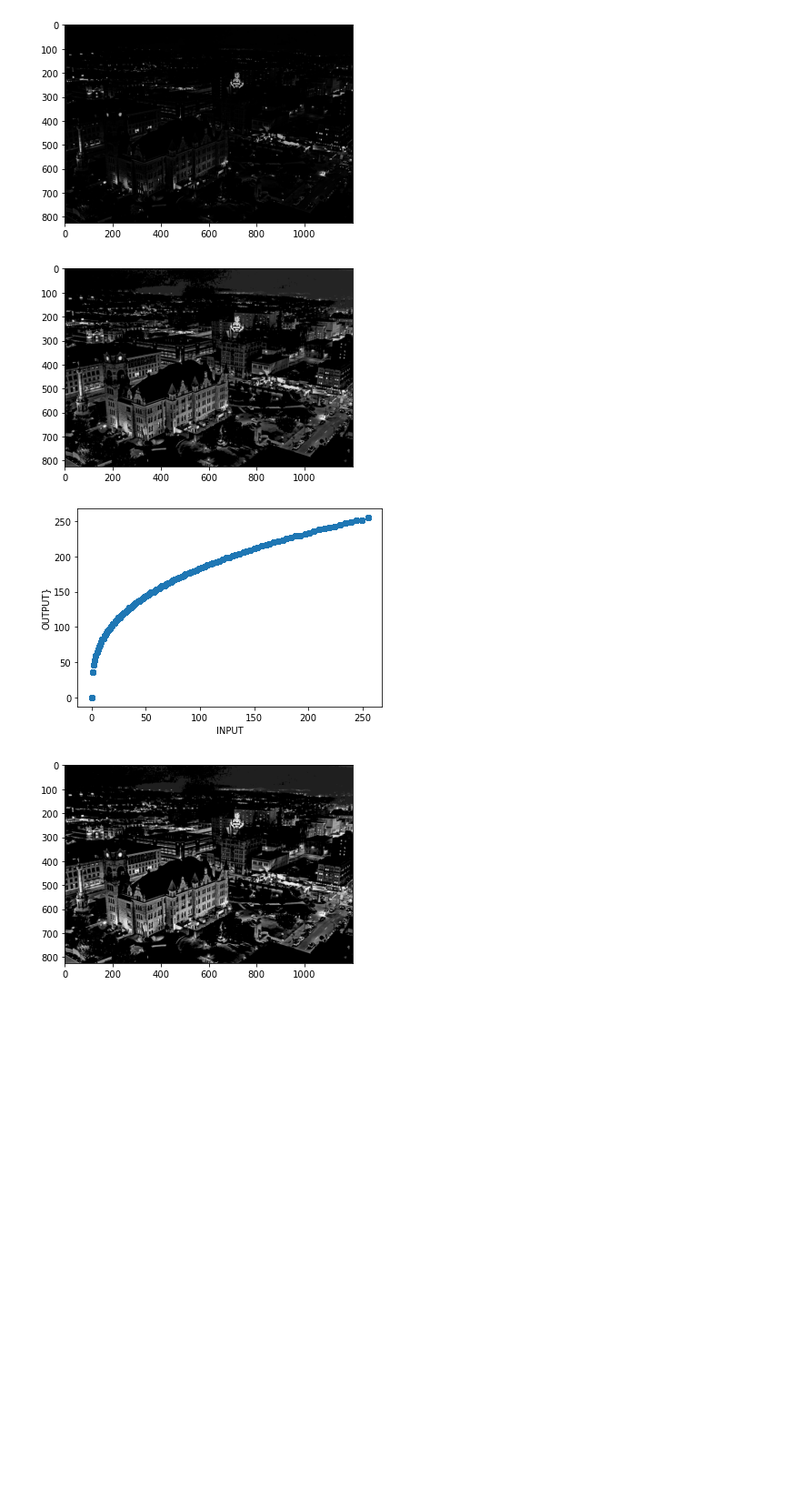
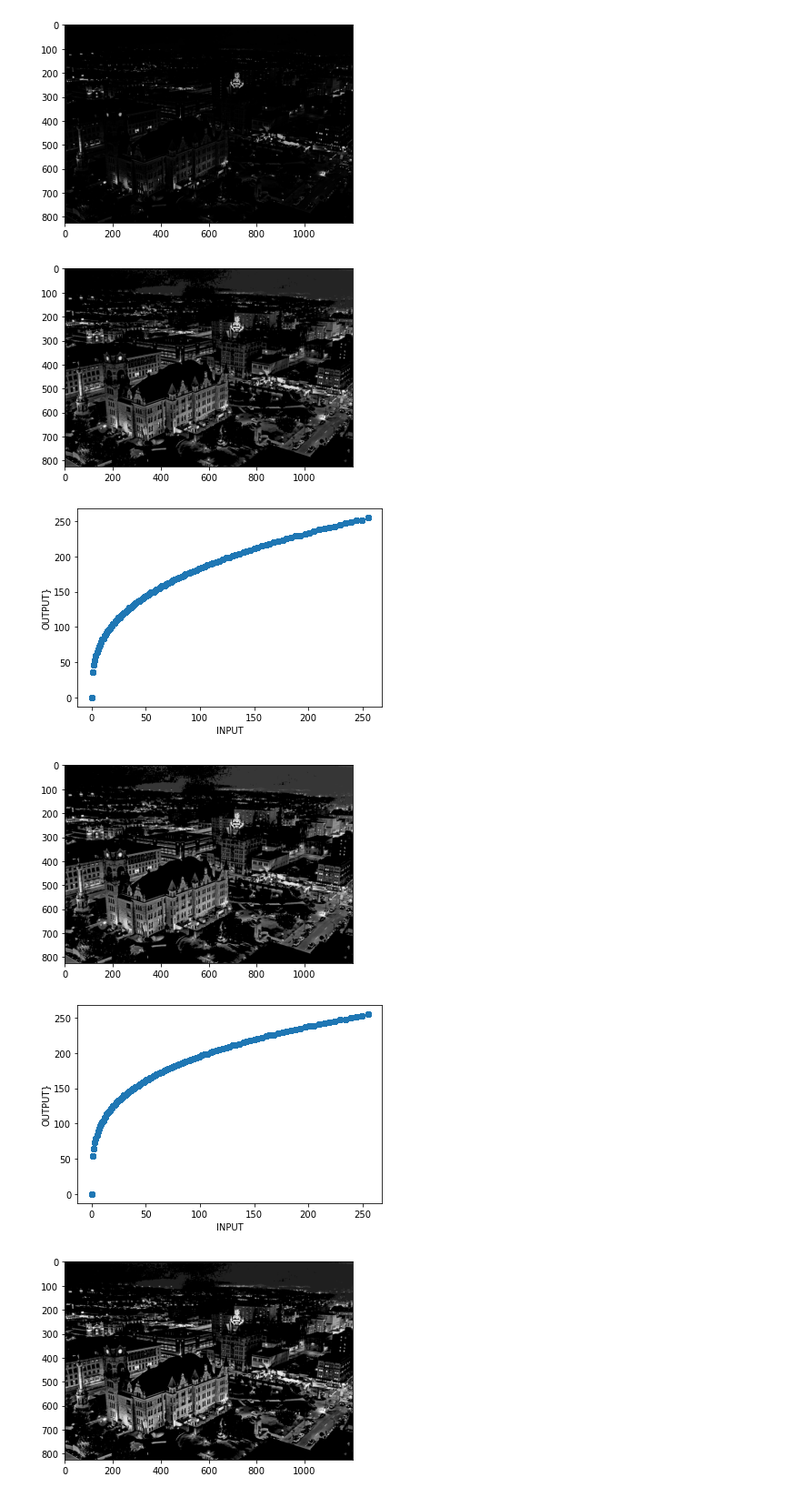
Before and after one commit to tusharc31/Digital-Image-Processing, a Jupyter notebook: Assignment-1/src/Assignment1.ipynb, the cells around one changed output. Shown at 91% size. Drawn from its saved outputs; the diff is of its cells as text; code cells hidden in the pictures; blank space fills up the shorter version.

```diff
--- a/Assignment-1/src/Assignment1.ipynb
+++ b/Assignment-1/src/Assignment1.ipynb
@@ -357,19 +357,30 @@ plt.show()
 # %%
 def powerLawTransform(im, gamma):
     y = im**gamma
     return (y/max(y.flatten())*255).astype(int)
 
 hoe = powerLawTransform(grey_img, 0.35)
-plt.imshow(hoe,cmap = 'gray')
+plt.imshow(hoe, cmap = 'gray')
 plt.show()
 
 plt.scatter(grey_img.flatten(), hoe.flatten())
 plt.xlabel("INPUT")
 plt.ylabel("OUTPUT}")
 plt.show()
+
+hoe = powerLawTransform(grey_img, 0.28)
+plt.imshow(hoe, cmap = 'gray')
+plt.show()
+
+plt.scatter(grey_img.flatten(), hoe.flatten())
+plt.xlabel("INPUT")
+plt.ylabel("OUTPUT}")
+plt.show()
 # %% [output]
 [figure]
 [figure]
+[figure, added]
+[figure, added]
 # %%
 def hehe(im):
     y = np.log(1+im.astype(float))
```
Also changed, not shown: parts of 1 cell of this notebook, 1 other file.
